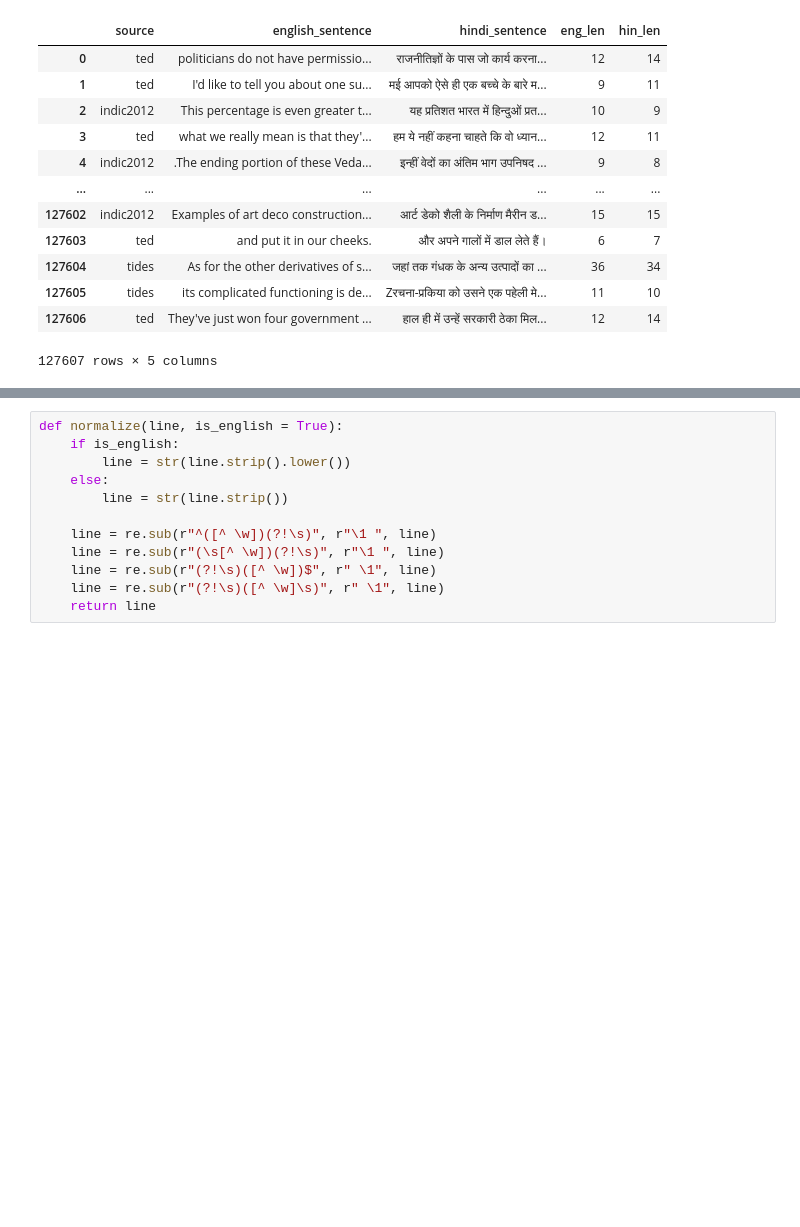
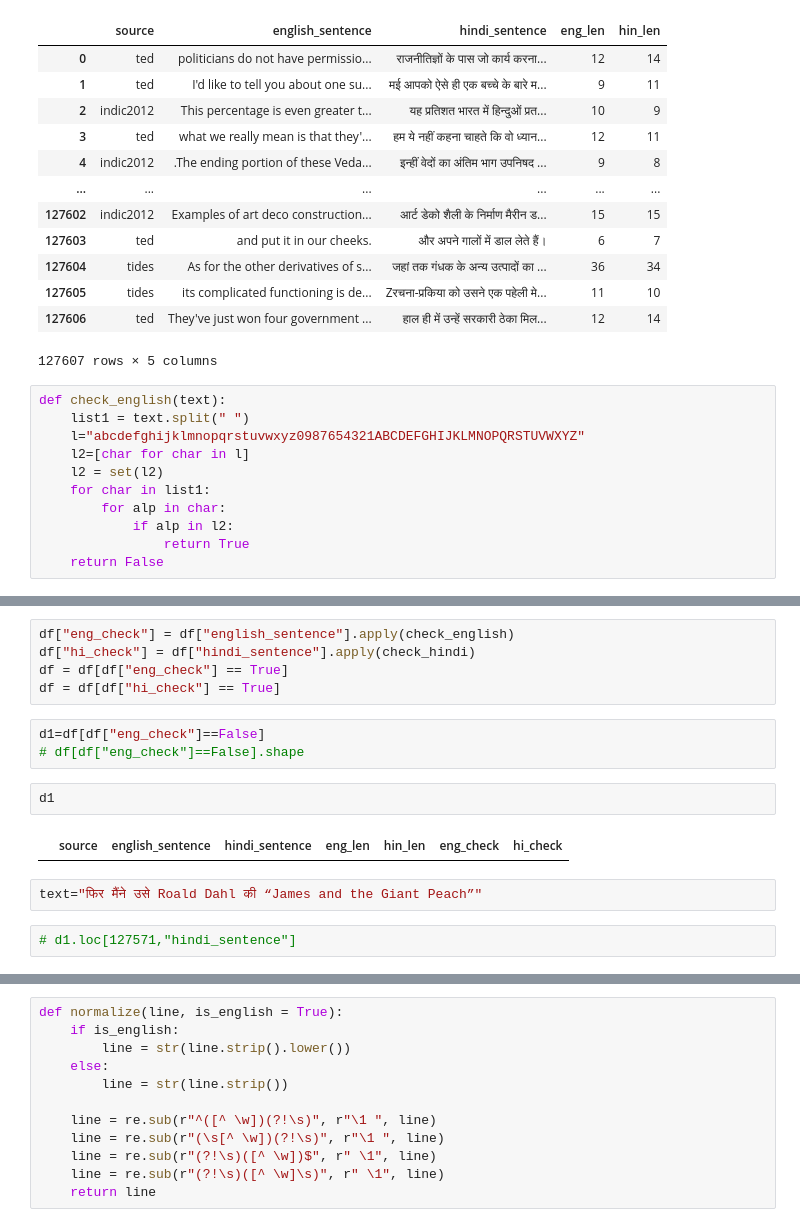
Before and after one commit to m-np/eng2hin-neural-translate, a Jupyter notebook: data-preparation.ipynb, the cells around one changed output, grey strips where cells are left out. Saved outputs shown, nothing was run; the diff lists cells and outputs as text; blank space fills up the shorter version.

```diff
--- a/data-preparation.ipynb
+++ b/data-preparation.ipynb
@@ -70,3 +85,14 @@ df
 | 127605 | tides | its complicated functioning is de... | Zरचना-प्रकिया को उसने एक पहेली मे... | 11 | 10 |
 | 127606 | ted | They've just won four government ... | हाल ही में उन्हें सरकारी ठेका मिल... | 12 | 14 |
 127607 rows × 5 columns
+# %%
+def check_english(text):
+    list1 = text.split(" ")
+    l="abcdefghijklmnopqrstuvwxyz0987654321ABCDEFGHIJKLMNOPQRSTUVWXYZ"
+    l2=[char for char in l]
+    l2 = set(l2)
+    for char in list1:
+        for alp in char:
+            if alp in l2:
+                return True
+    return False
@@ -73,3 +110,19 @@ df
+# %%
+df["eng_check"] = df["english_sentence"].apply(check_english)
+df["hi_check"] = df["hindi_sentence"].apply(check_hindi)
+df = df[df["eng_check"] == True]
+df = df[df["hi_check"] == True]
+# %%
+d1=df[df["eng_check"]==False]
+# df[df["eng_check"]==False].shape
+# %%
+d1
+# %% [output]
+|  | source | english_sentence | hindi_sentence | eng_len | hin_len | eng_check | hi_check |
+# %%
+text="फिर मैंने उसे Roald Dahl की “James and the Giant Peach”"
+# %%
+# d1.loc[127571,"hindi_sentence"]
 # %%
 df = df[(df['eng_len'] <= MAX_FILTER_LEN) & (df['hin_len'] <= MAX_FILTER_LEN)]
 print(f"Size of dataset to use: {df.shape}")
```
Also changed, not shown: parts of 35 cells of this notebook.
